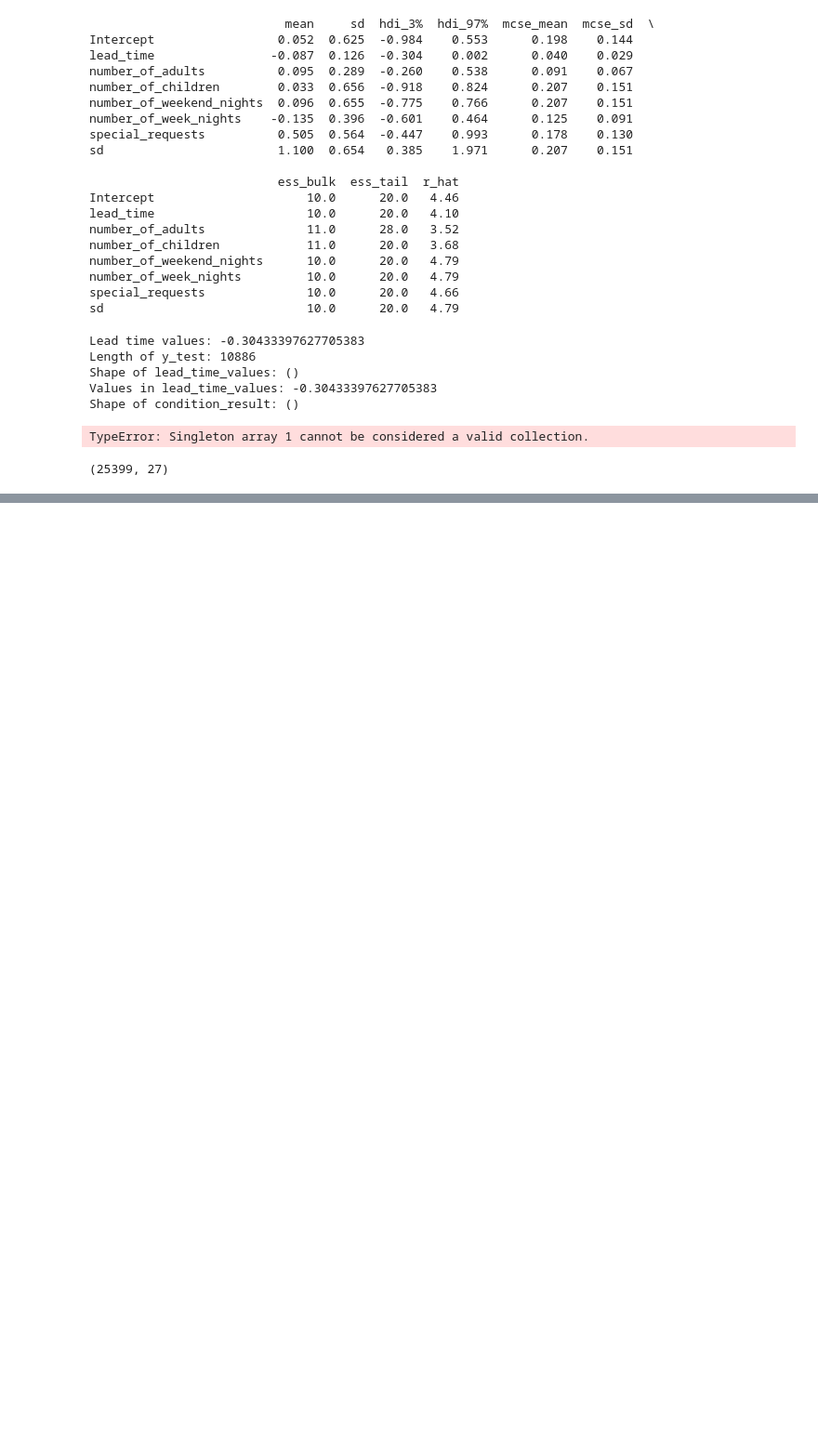
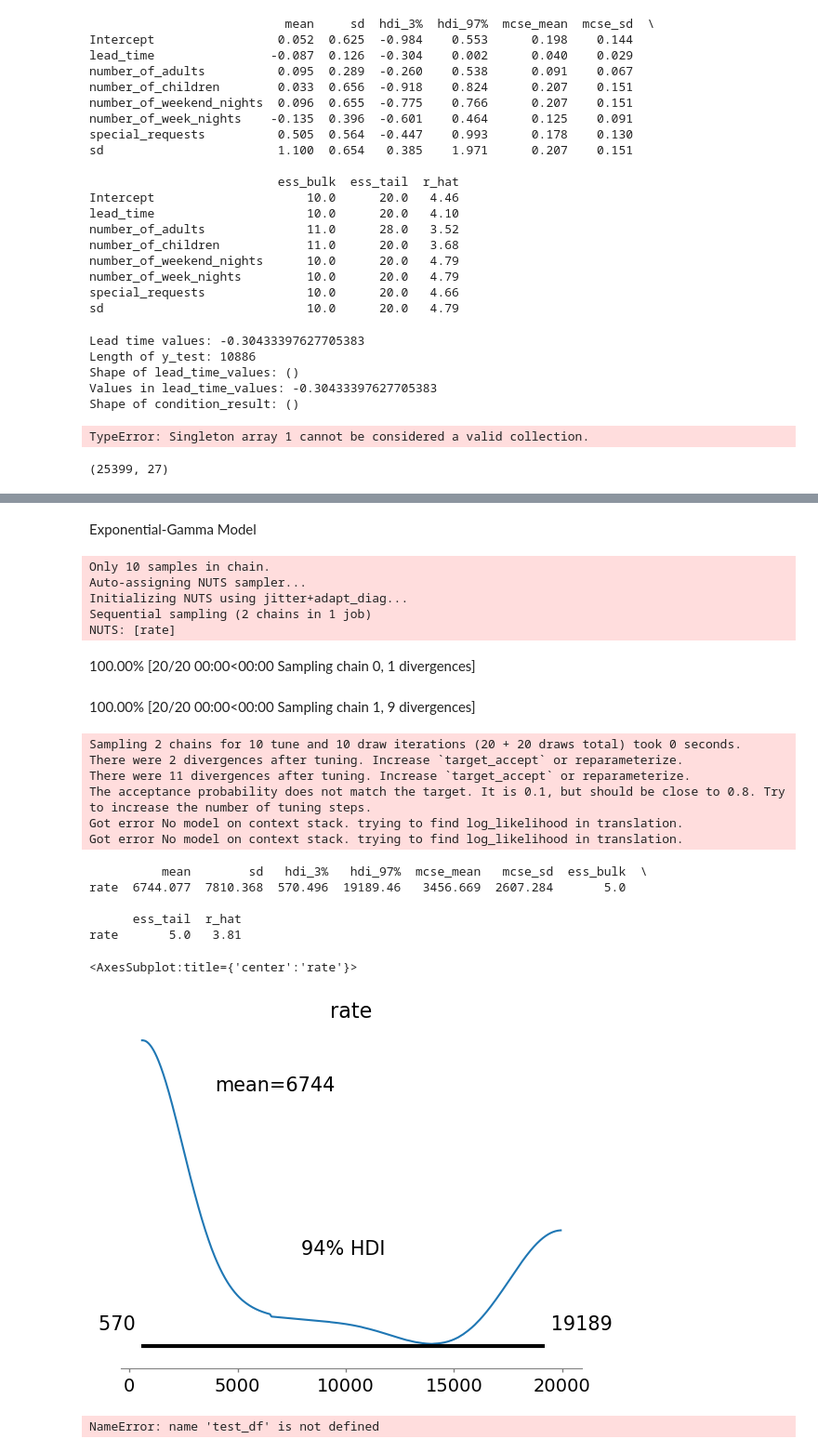
Before and after one commit to jishan900/Hotel-Booking-Cancellation-Prediction-Using-Bayesian-Modeling, a Jupyter notebook: Initial.ipynb, the cells around one changed output, grey strips where cells are left out. Shown at 93% size. Cells and saved outputs as stored; diff of their text form; code cells hidden in the pictures; blank space fills up the shorter version.

```diff
--- a/Initial.ipynb
+++ b/Initial.ipynb
@@ -578,0 +552,77 @@ az.plot_ppc(az.from_pymc3(trace, posterior_predictive=test_trace), figsize=(12,
+# %% [markdown]
+Exponential-Gamma Model
+# %%
+import pymc3 as pm
+import pandas as pd
+import arviz as az
+
+# Assuming df is your DataFrame
+
+# Encode 'booking_status' into binary format
+df['booking_status'] = (df['booking_status'] == 'Canceled').astype(int)
+
+with pm.Model() as bayesian_model:
+    # Prior for the rate parameter (Gamma distribution)
+    rate = pm.Gamma('rate', alpha=2, beta=2)
+
+    # Exponential likelihood
+    likelihood = pm.Exponential('likelihood', lam=rate, observed=df['booking_status'])
+
+    # Sample from the posterior distribution
+    trace = pm.sample(10, tune=10, cores=1)  # Adjust the number of samples and tuning steps as needed
+
+# Check the summary of the Bayesian model
+print(pm.summary(trace))
+
+# Plot posterior distribution
+az.plot_posterior(trace, var_names=['rate'])
+# %% [output]
+Only 10 samples in chain.
+Auto-assigning NUTS sampler...
+Initializing NUTS using jitter+adapt_diag...
+Sequential sampling (2 chains in 1 job)
+NUTS: [rate]
+100.00% [20/20 00:00<00:00 Sampling chain 0, 1 divergences]
+100.00% [20/20 00:00<00:00 Sampling chain 1, 9 divergences]
+Sampling 2 chains for 10 tune and 10 draw iterations (20 + 20 draws total) took 0 seconds.
+There were 2 divergences after tuning. Increase `target_accept` or reparameterize.
+There were 11 divergences after tuning. Increase `target_accept` or reparameterize.
+The acceptance probability does not match the target. It is 0.1, but should be close to 0.8. Try to increase the number of tuning steps.
+Got error No model on context stack. trying to find log_likelihood in translation.
+Got error No model on context stack. trying to find log_likelihood in translation.
+          mean        sd   hdi_3%   hdi_97%  mcse_mean   mcse_sd  ess_bulk  \
+rate  6744.077  7810.368  570.496  19189.46   3456.669  2607.284       5.0
+
+      ess_tail  r_hat
+rate       5.0   3.81
+<AxesSubplot:title={'center':'rate'}>
+[figure, added]
+# %%
+import pymc3 as pm
+import arviz as az
+import numpy as np
+
+# Assuming you already have the trained model (bayesian_model) and trace from the training phase
+
+# Assuming test_df is your testing DataFrame
+# Encode 'booking_status' into binary format
+test_df['booking_status'] = (test_df['booking_status'] == 'Canceled').astype(int)
+
+# Make predictions on the test data using the trained model
+with bayesian_model:
+    pm.set_data({'rate': trace['rate']})  # Set the posterior samples for the rate parameter
+
+    # Exponential likelihood for the test data
+    test_likelihood = pm.Exponential('test_likelihood', lam=trace['rate'], observed=test_df['booking_status'])
+
+    # Sample from the posterior distribution for the test likelihood
+    test_trace = pm.sample_posterior_predictive(trace, samples=500)
+
+# Evaluate the predictions on the test data as needed
+# For example, you can calculate summary statistics or use other metrics
+# based on the test_trace and test_df['booking_status']
+
+# Plot posterior predictive checks
+az.plot_ppc(az.from_pymc3(trace, posterior_predictive=test_trace), figsize=(12, 6), mean=False)
+# %% [output]
+NameError: name 'test_df' is not defined
```
Also changed, not shown: parts of 35 cells of this notebook, 1 other file.
